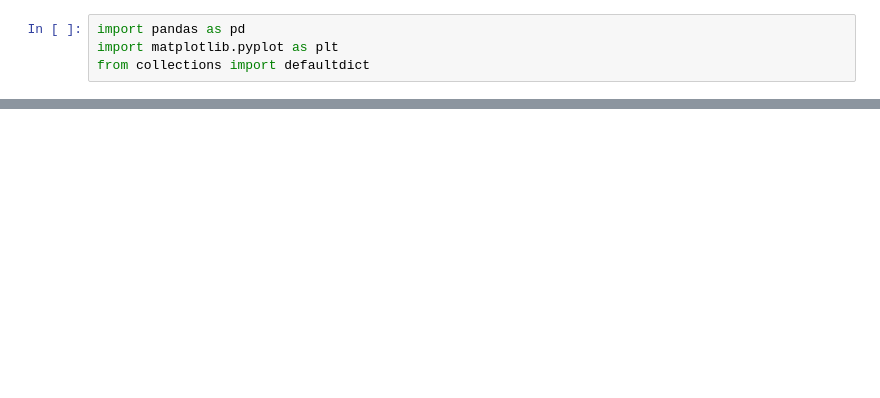
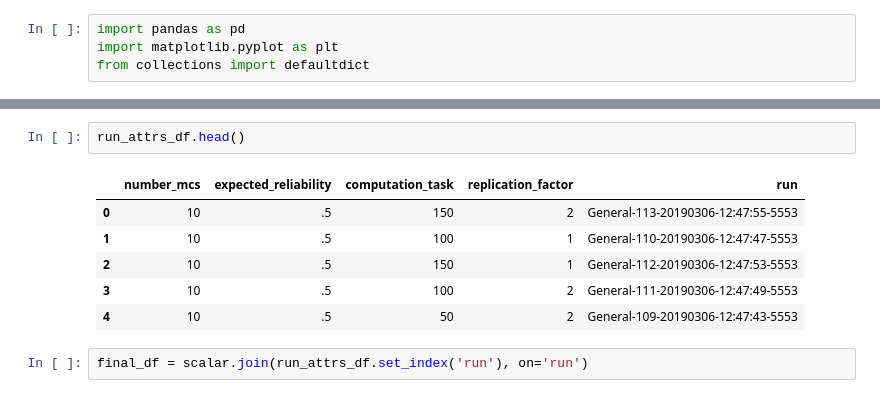
Before and after one commit to JuanMantica123/Veins_Research, a Jupyter notebook: simulations/PasubioSimulation/RandomForestNotebook.ipynb, the cells around one changed output, grey strips where cells are left out. Drawn from its saved outputs; the diff is of its cells as text; blank space fills up the shorter version.

```diff
--- a/simulations/PasubioSimulation/RandomForestNotebook.ipynb
+++ b/simulations/PasubioSimulation/RandomForestNotebook.ipynb
@@ -18,0 +41,11 @@ def parse_simul_df(df):
+# %%
+run_attrs_df.head()
+# %% [output]
+|  | number_mcs | expected_reliability | computation_task | replication_factor | run |
+| 0 | 10 | .5 | 150 | 2 | General-113-20190306-12:47:55-5553 |
+| 1 | 10 | .5 | 100 | 1 | General-110-20190306-12:47:47-5553 |
+| 2 | 10 | .5 | 150 | 1 | General-112-20190306-12:47:53-5553 |
+| 3 | 10 | .5 | 100 | 2 | General-111-20190306-12:47:49-5553 |
+| 4 | 10 | .5 | 50 | 2 | General-109-20190306-12:47:43-5553 |
+# %%
+final_df = scalar.join(run_attrs_df.set_index('run'), on='run')
```
Also changed, not shown: parts of 20 cells of this notebook, 19 other files.
